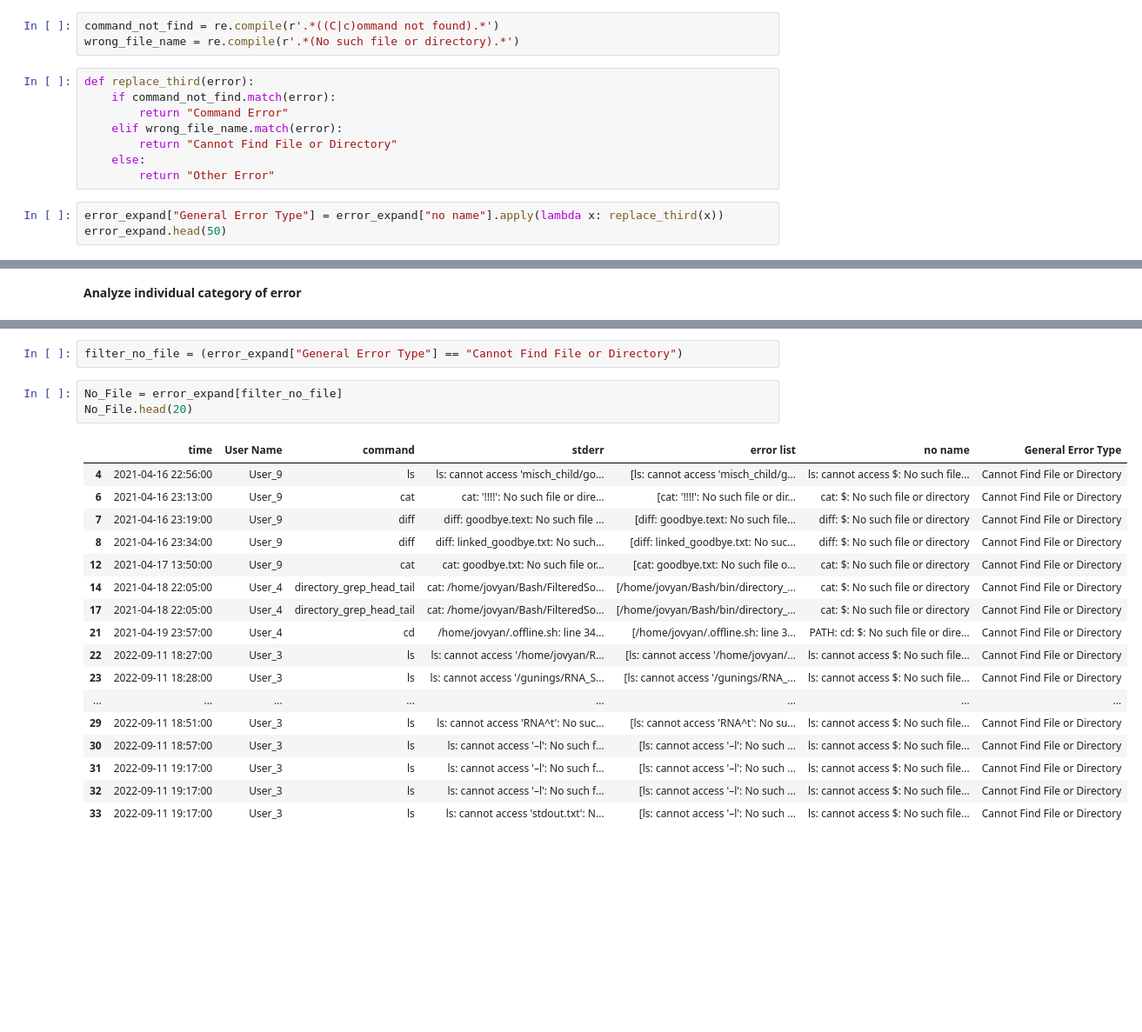
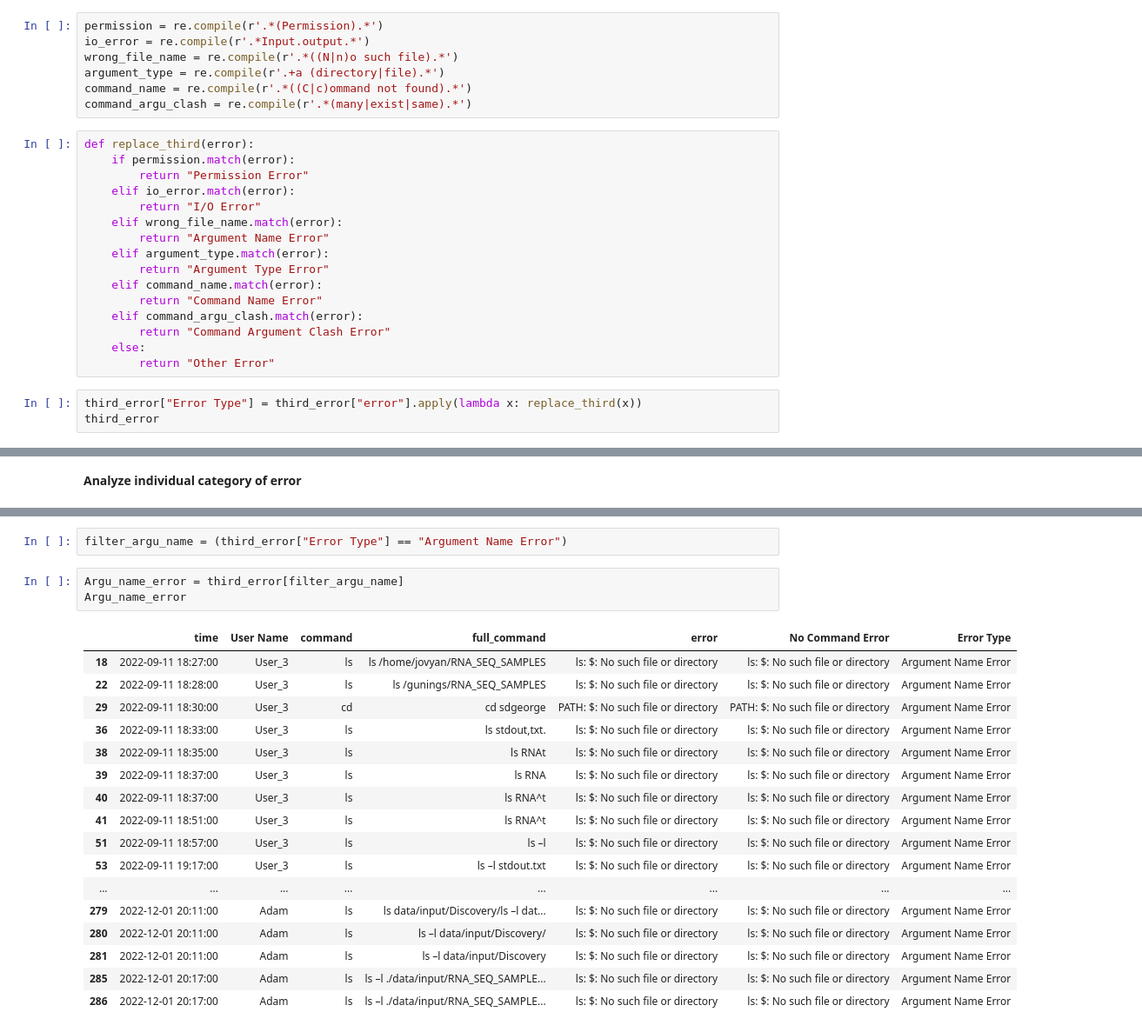
Before and after one commit to GuningShen/error-suggestion, a Jupyter notebook: Error_Analyzer.ipynb, the cells around one changed output, grey strips where cells are left out. Shown at 87% size. Saved outputs shown, nothing was run; the diff lists cells and outputs as text; blank space fills up the shorter version.

```diff
--- a/Error_Analyzer.ipynb
+++ b/Error_Analyzer.ipynb
@@ -549,15 +607,27 @@ error_expand
 # %%
-command_not_find = re.compile(r'.*((C|c)ommand not found).*')
-wrong_file_name = re.compile(r'.*(No such file or directory).*')
+permission = re.compile(r'.*(Permission).*')
+io_error = re.compile(r'.*Input.output.*')
+wrong_file_name = re.compile(r'.*((N|n)o such file).*')
+argument_type = re.compile(r'.+a (directory|file).*')
+command_name = re.compile(r'.*((C|c)ommand not found).*')
+command_argu_clash = re.compile(r'.*(many|exist|same).*')
 # %%
 def replace_third(error):
-    if command_not_find.match(error):
-        return "Command Error"
+    if permission.match(error):
+        return "Permission Error"
+    elif io_error.match(error):
+        return "I/O Error"
     elif wrong_file_name.match(error):
-        return "Cannot Find File or Directory"
+        return "Argument Name Error"
+    elif argument_type.match(error):
+        return "Argument Type Error"
+    elif command_name.match(error):
+        return "Command Name Error"
+    elif command_argu_clash.match(error):
+        return "Command Argument Clash Error"
     else:
         return "Other Error"
 # %%
-error_expand["General Error Type"] = error_expand["no name"].apply(lambda x: replace_third(x))
-error_expand.head(50)
+third_error["Error Type"] = third_error["error"].apply(lambda x: replace_third(x))
+third_error
 # %% [output]
@@ -594,24 +664,24 @@ Name: General Error Type, dtype: int64
 # %%
-filter_no_file = (error_expand["General Error Type"] == "Cannot Find File or Directory")
+filter_argu_name = (third_error["Error Type"] == "Argument Name Error")
 # %%
-No_File = error_expand[filter_no_file]
-No_File.head(20)
+Argu_name_error = third_error[filter_argu_name]
+Argu_name_error
 # %% [output]
-|  | time | User Name | command | stderr | error list | no name | General Error Type |
-| 4 | 2021-04-16 22:56:00 | User_9 | ls | ls: cannot access 'misch_child/go... | [ls: cannot access 'misch_child/g... | ls: cannot access $: No such file... | Cannot Find File or Directory |
-| 6 | 2021-04-16 23:13:00 | User_9 | cat | cat: '!!!!': No such file or dire... | [cat: '!!!!': No such file or dir... | cat: $: No such file or directory | Cannot Find File or Directory |
-| 7 | 2021-04-16 23:19:00 | User_9 | diff | diff: goodbye.text: No such file ... | [diff: goodbye.text: No such file... | diff: $: No such file or directory | Cannot Find File or Directory |
-| 8 | 2021-04-16 23:34:00 | User_9 | diff | diff: linked_goodbye.txt: No such... | [diff: linked_goodbye.txt: No suc... | diff: $: No such file or directory | Cannot Find File or Directory |
-| 12 | 2021-04-17 13:50:00 | User_9 | cat | cat: goodbye.txt: No such file or... | [cat: goodbye.txt: No such file o... | cat: $: No such file or directory | Cannot Find File or Directory |
-| 14 | 2021-04-18 22:05:00 | User_4 | directory_grep_head_tail | cat: /home/jovyan/Bash/FilteredSo... | [/home/jovyan/Bash/bin/directory_... | cat: $: No such file or directory | Cannot Find File or Directory |
-| 17 | 2021-04-18 22:05:00 | User_4 | directory_grep_head_tail | cat: /home/jovyan/Bash/FilteredSo... | [/home/jovyan/Bash/bin/directory_... | cat: $: No such file or directory | Cannot Find File or Directory |
-| 21 | 2021-04-19 23:57:00 | User_4 | cd | /home/jovyan/.offline.sh: line 34... | [/home/jovyan/.offline.sh: line 3... | PATH: cd: $: No such file or dire... | Cannot Find File or Directory |
-| 22 | 2022-09-11 18:27:00 | User_3 | ls | ls: cannot access '/home/jovyan/R... | [ls: cannot access '/home/jovyan/... | ls: cannot access $: No such file... | Cannot Find File or Directory |
-| 23 | 2022-09-11 18:28:00 | User_3 | ls | ls: cannot access '/gunings/RNA_S... | [ls: cannot access '/gunings/RNA_... | ls: cannot access $: No such file... | Cannot Find File or Directory |
+|  | time | User Name | command | full_command | error | No Command Error | Error Type |
+| 18 | 2022-09-11 18:27:00 | User_3 | ls | ls /home/jovyan/RNA_SEQ_SAMPLES | ls: $: No such file or directory | ls: $: No such file or directory | Argument Name Error |
+| 22 | 2022-09-11 18:28:00 | User_3 | ls | ls /gunings/RNA_SEQ_SAMPLES | ls: $: No such file or directory | ls: $: No such file or directory | Argument Name Error |
+| 29 | 2022-09-11 18:30:00 | User_3 | cd | cd sdgeorge | PATH: $: No such file or directory | PATH: $: No such file or directory | Argument Name Error |
+| 36 | 2022-09-11 18:33:00 | User_3 | ls | ls stdout,txt. | ls: $: No such file or directory | ls: $: No such file or directory | Argument Name Error |
+| 38 | 2022-09-11 18:35:00 | User_3 | ls | ls RNAt | ls: $: No such file or directory | ls: $: No such file or directory | Argument Name Error |
+| 39 | 2022-09-11 18:37:00 | User_3 | ls | ls RNA | ls: $: No such file or directory | ls: $: No such file or directory | Argument Name Error |
+| 40 | 2022-09-11 18:37:00 | User_3 | ls | ls RNA^t | ls: $: No such file or directory | ls: $: No such file or directory | Argument Name Error |
+| 41 | 2022-09-11 18:51:00 | User_3 | ls | ls RNA^t | ls: $: No such file or directory | ls: $: No such file or directory | Argument Name Error |
+| 51 | 2022-09-11 18:57:00 | User_3 | ls | ls –l | ls: $: No such file or directory | ls: $: No such file or directory | Argument Name Error |
+| 53 | 2022-09-11 19:17:00 | User_3 | ls | ls –l stdout.txt | ls: $: No such file or directory | ls: $: No such file or directory | Argument Name Error |
 | ... | ... | ... | ... | ... | ... | ... | ... |
-| 29 | 2022-09-11 18:51:00 | User_3 | ls | ls: cannot access 'RNA^t': No suc... | [ls: cannot access 'RNA^t': No su... | ls: cannot access $: No such file... | Cannot Find File or Directory |
-| 30 | 2022-09-11 18:57:00 | User_3 | ls | ls: cannot access '–l': No such f... | [ls: cannot access '–l': No such ... | ls: cannot access $: No such file... | Cannot Find File or Directory |
-| 31 | 2022-09-11 19:17:00 | User_3 | ls | ls: cannot access '–l': No such f... | [ls: cannot access '–l': No such ... | ls: cannot access $: No such file... | Cannot Find File or Directory |
-| 32 | 2022-09-11 19:17:00 | User_3 | ls | ls: cannot access '–l': No such f... | [ls: cannot access '–l': No such ... | ls: cannot access $: No such file... | Cannot Find File or Directory |
-| 33 | 2022-09-11 19:17:00 | User_3 | ls | ls: cannot access 'stdout.txt': N... | [ls: cannot access '–l': No such ... | ls: cannot access $: No such file... | Cannot Find File or Directory |
+| 279 | 2022-12-01 20:11:00 | Adam | ls | ls data/input/Discovery/ls –l dat... | ls: $: No such file or directory | ls: $: No such file or directory | Argument Name Error |
+| 280 | 2022-12-01 20:11:00 | Adam | ls | ls –l data/input/Discovery/ | ls: $: No such file or directory | ls: $: No such file or directory | Argument Name Error |
+| 281 | 2022-12-01 20:11:00 | Adam | ls | ls –l data/input/Discovery | ls: $: No such file or directory | ls: $: No such file or directory | Argument Name Error |
+| 285 | 2022-12-01 20:17:00 | Adam | ls | ls –l ./data/input/RNA_SEQ_SAMPLE... | ls: $: No such file or directory | ls: $: No such file or directory | Argument Name Error |
+| 286 | 2022-12-01 20:17:00 | Adam | ls | ls –l ./data/input/RNA_SEQ_SAMPLE... | ls: $: No such file or directory | ls: $: No such file or directory | Argument Name Error |
 # %%
```
Also changed, not shown: parts of 51 cells of this notebook, 8 other files.
